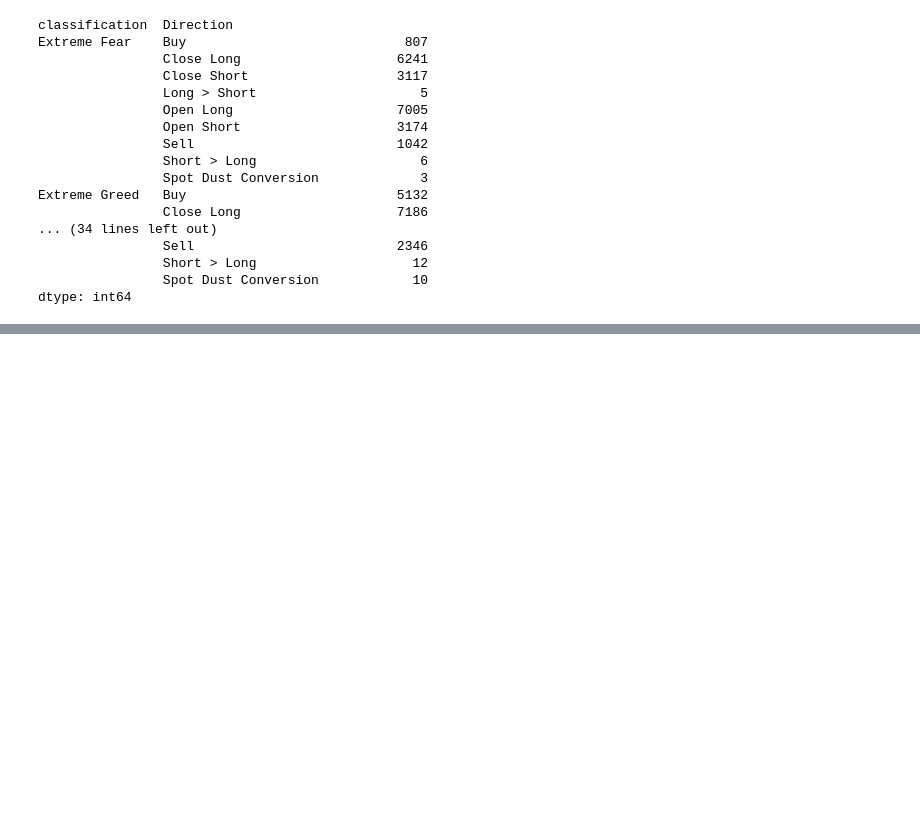
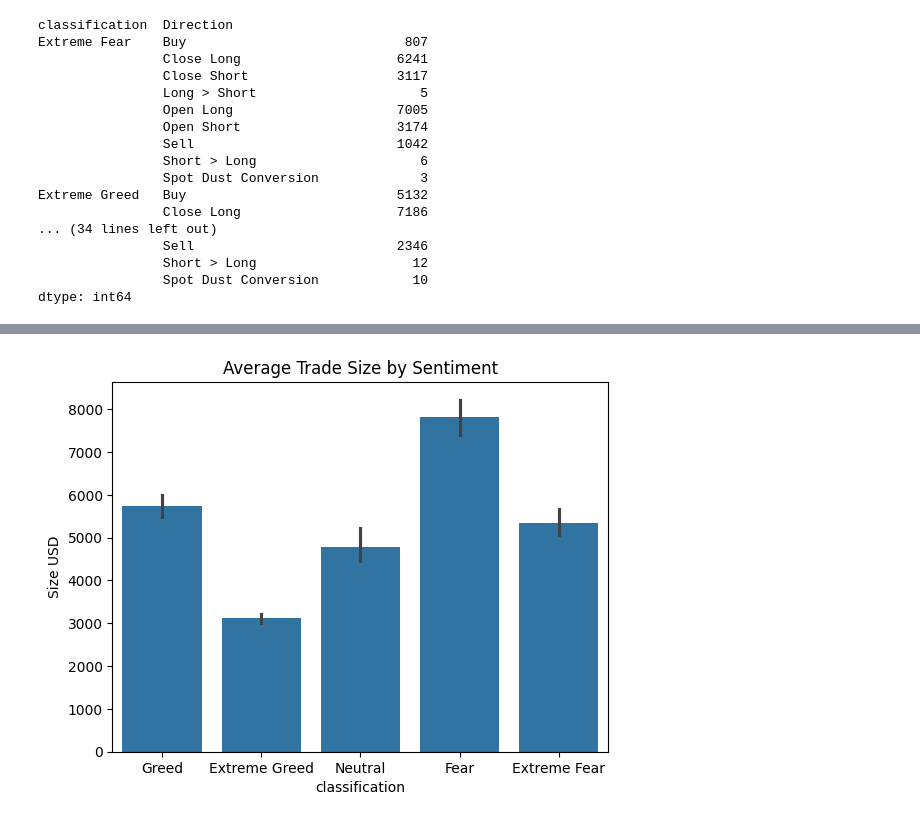
Before and after one commit to DishaGhosh01/Trader_Sentiment_Analysis, a Jupyter notebook: notebooks/analysis.ipynb, the cells around one changed output, grey strips where cells are left out. Saved outputs shown, nothing was run; the diff lists cells and outputs as text; code cells hidden in the pictures; blank space fills up the shorter version.

```diff
--- a/notebooks/analysis.ipynb
+++ b/notebooks/analysis.ipynb
@@ -171,0 +256,11 @@ dtype: int64
+# %%
+sns.barplot(
+    x='classification',
+    y='Size USD',
+    data=merged
+)
+
+plt.title("Average Trade Size by Sentiment")
+plt.show()
+# %% [output]
+[figure, added]
```
Also changed, not shown: parts of 14 cells of this notebook.
